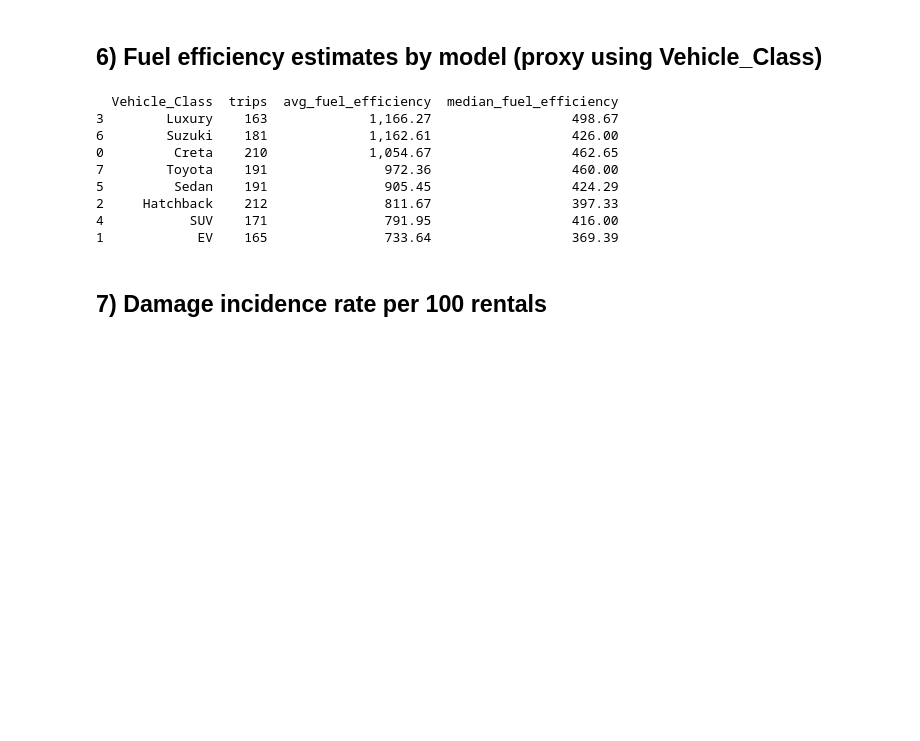
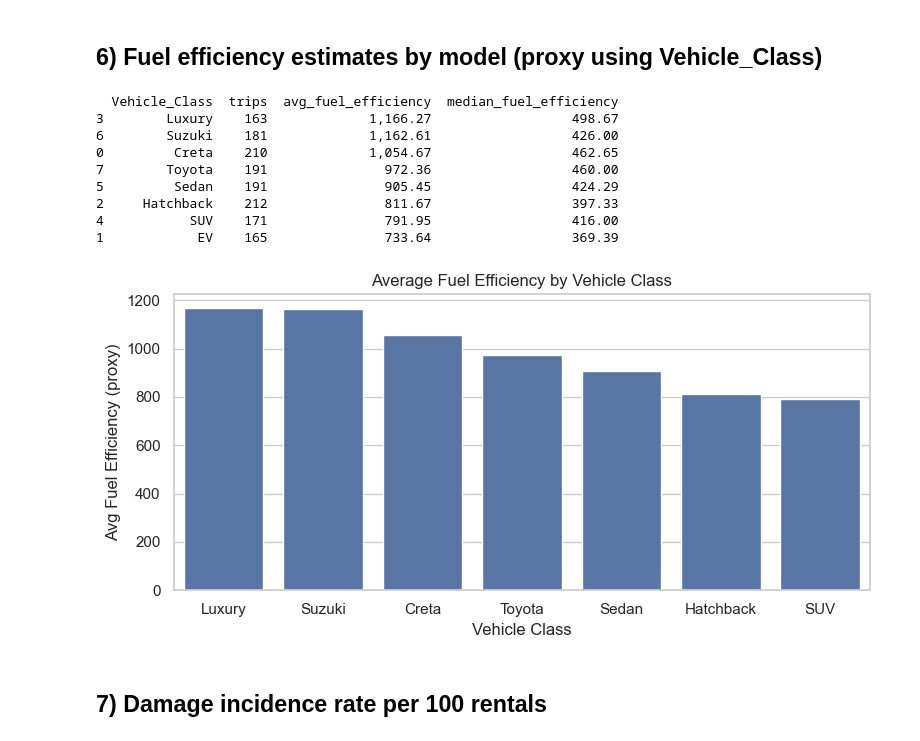
Before and after one commit to Utkarsh-2005/Capg_Sprint, a Jupyter notebook: Transformation/car_rental_transformed.ipynb, the cells around one changed output. Drawn from its saved outputs; the diff is of its cells as text; code cells hidden in the pictures; blank space fills up the shorter version.

```diff
--- a/Transformation/car_rental_transformed.ipynb
+++ b/Transformation/car_rental_transformed.ipynb
@@ -377,29 +383,46 @@ plt.show()
 # %%
 fuel = df[(df["is_completed"]) & (df["distance_km"] > 0)].copy()
 
 fuel["fuel_used_proxy"] = (
     1 - fuel["Fuel_Level"].fillna(fuel["Fuel_Level"].median())
 ).clip(0.05, 1)
 
 fuel["fuel_efficiency_proxy"] = fuel["distance_km"] / fuel["fuel_used_proxy"]
 
 fuel_eff = fuel.groupby("Vehicle_Class", dropna=False).agg(
     trips=("Reservation_ID", "count"),
     avg_fuel_efficiency=("fuel_efficiency_proxy", "mean"),
     median_fuel_efficiency=("fuel_efficiency_proxy", "median")
 ).round(2).reset_index().sort_values("avg_fuel_efficiency", ascending=False)
 
 print(fuel_eff)
+
+fuel_eff_plot = fuel_eff[fuel_eff["Vehicle_Class"] != "EV"]
+plt.figure(figsize=(8,4))
+
+sns.barplot(
+    data=fuel_eff_plot,
+    x="Vehicle_Class",
+    y="avg_fuel_efficiency"
+)
+
+plt.title("Average Fuel Efficiency by Vehicle Class")
+plt.xlabel("Vehicle Class")
+plt.ylabel("Avg Fuel Efficiency (proxy)")
+
+plt.tight_layout()
+plt.show()
 # %% [output]
   Vehicle_Class  trips  avg_fuel_efficiency  median_fuel_efficiency
 3        Luxury    163             1,166.27                  498.67
 6        Suzuki    181             1,162.61                  426.00
 0         Creta    210             1,054.67                  462.65
 7        Toyota    191               972.36                  460.00
 5         Sedan    191               905.45                  424.29
 2     Hatchback    212               811.67                  397.33
 4           SUV    171               791.95                  416.00
 1            EV    165               733.64                  369.39
+[figure, added]
 # %% [markdown]
 ## 7) Damage incidence rate per 100 rentals
 # %%
```
Also changed, not shown: parts of 5 cells of this notebook, 4 other files.
